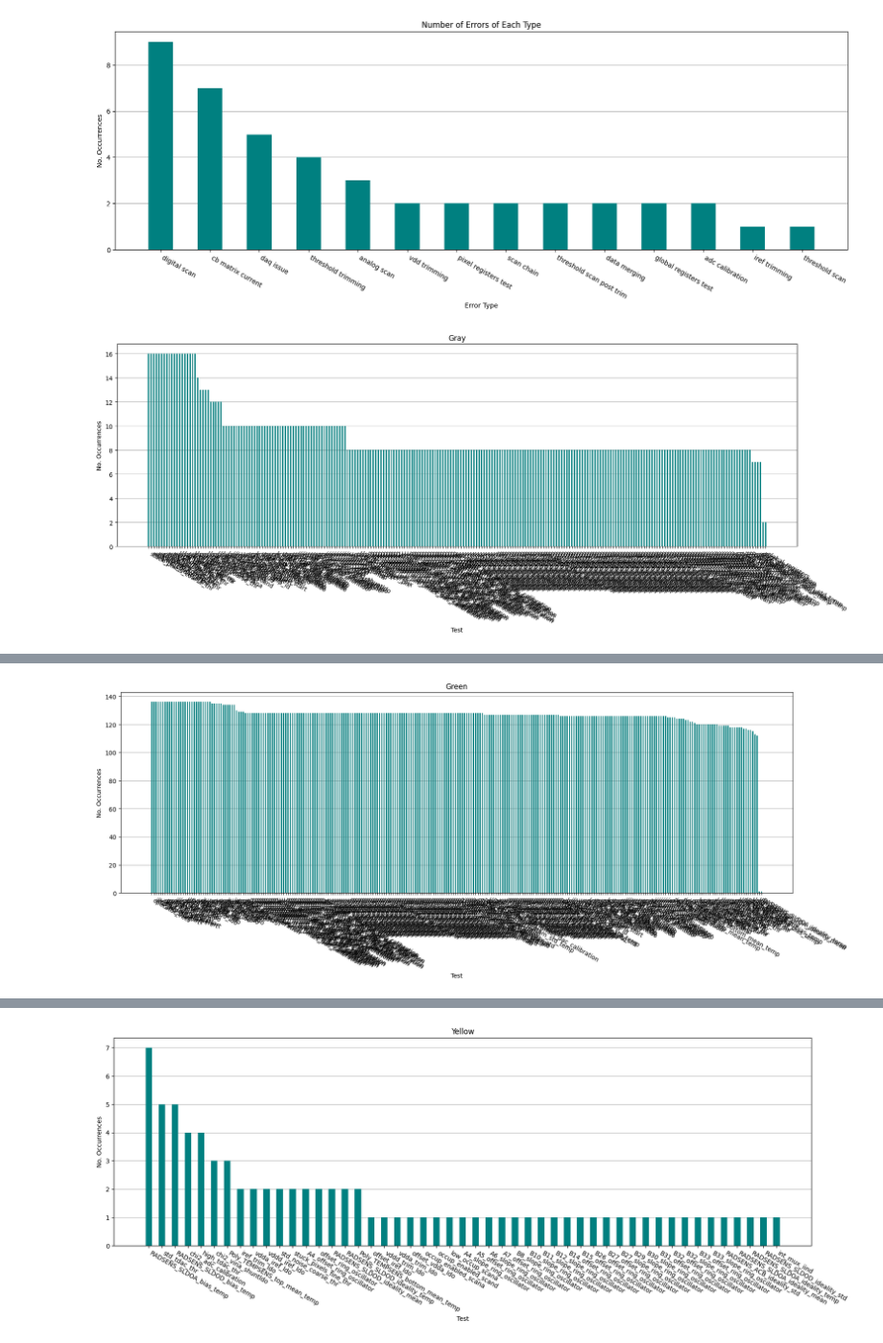
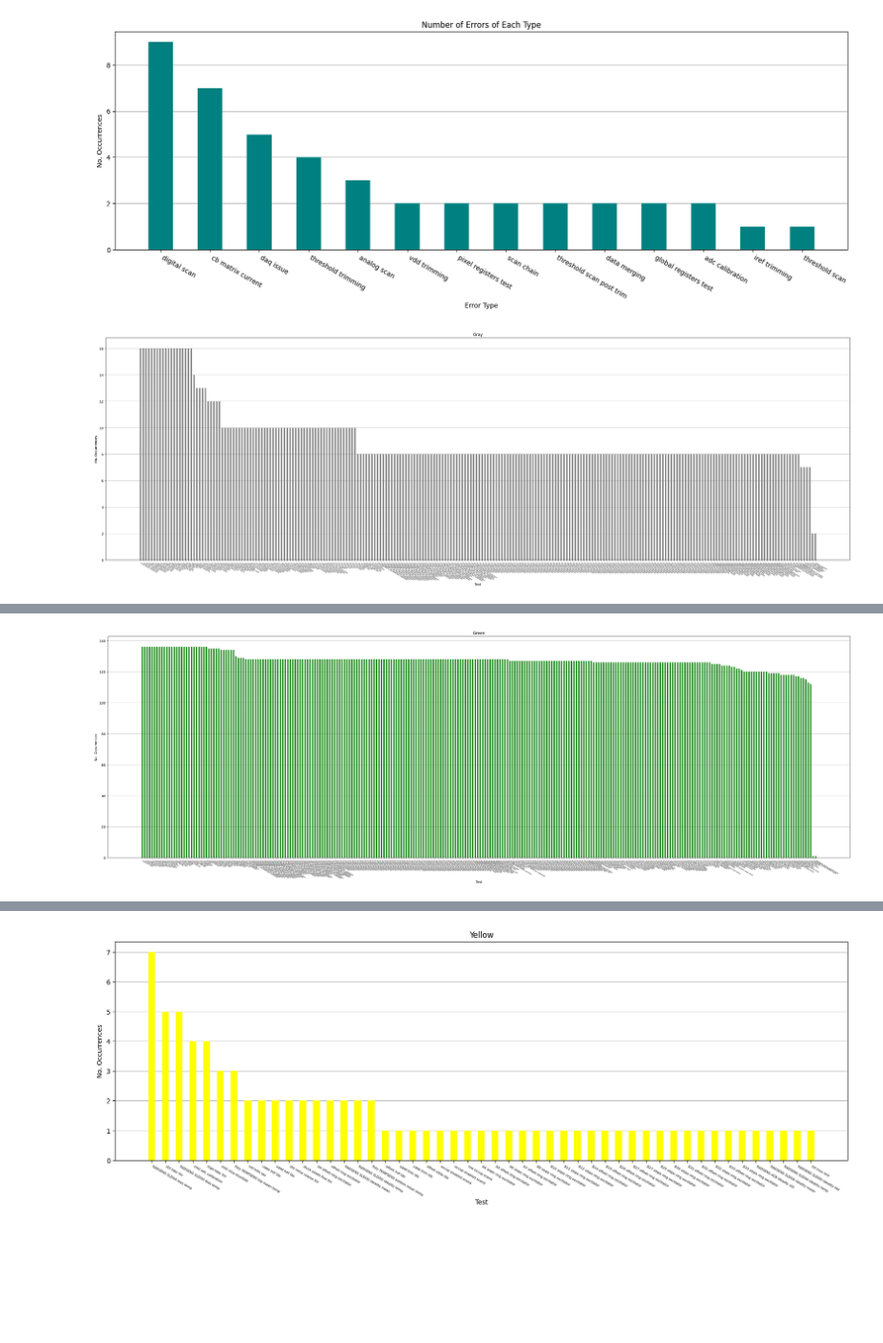
Before and after one commit to n-penn/CMS-Wafer-Testing, a Jupyter notebook: Error-Tracking/json_error_comp.ipynb, the cells around one changed output, grey strips where cells are left out. Shown at 96% size. Drawn from its saved outputs; the diff is of its cells as text; code cells hidden in the pictures; blank space fills up the shorter version.

```diff
--- a/Error-Tracking/json_error_comp.ipynb
+++ b/Error-Tracking/json_error_comp.ipynb
@@ -150,75 +149,53 @@ for k, v in list(graytests.items()):  # Use list(my_dict.items()) to create a co
         keys_to_remove.append(k)
         del graytests[k]
 alph_gray = dict(Counter(graytests).most_common())
-gray_x = list(alph_gray.keys())
+gray_x = [s.replace("_"," ") for s in list(alph_gray.keys())]
 gray_y = list(alph_gray.values())
 
 keys_to_remove = []
 for k, v in list(greentests.items()):  # Use list(my_dict.items()) to create a copy of the items to iterate over
     if v == 0:
         keys_to_remove.append(k)
         del greentests[k]
 alph_green = dict(Counter(greentests).most_common())
-green_x = list(alph_green.keys())
+green_x = [s.replace("_"," ") for s in list(alph_green.keys())]
 green_y = list(alph_green.values())
 
 keys_to_remove = []
 for k, v in list(yellowtests.items()):  # Use list(my_dict.items()) to create a copy of the items to iterate over
     if v == 0:
         keys_to_remove.append(k)
         del yellowtests[k]
 alph_yellow = dict(Counter(yellowtests).most_common())
-yellow_x = list(alph_yellow.keys())
+yellow_x = [s.replace("_"," ") for s in list(alph_yellow.keys())]
 yellow_y = list(alph_yellow.values())
 
 keys_to_remove = []
 for k, v in list(redtests.items()):  # Use list(my_dict.items()) to create a copy of the items to iterate over
     if v == 0:
         keys_to_remove.append(k)
         del redtests[k]
 alph_red = dict(Counter(redtests).most_common())
-red_x = list(alph_red.keys())
+red_x = [s.replace("_"," ") for s in list(alph_red.keys())]
 red_y = list(alph_red.values())
 
 # creating the bar plots
-fig = plt.figure(figsize = (20, 6))
-plt.bar(gray_x, gray_y, color ='teal',
-        width = 0.5, zorder=2)
-plt.grid(axis = 'y', zorder = 1)
-plt.xlabel("Test")
-plt.ylabel("No. Occurrences")
-plt.title("Gray")
-plt.xticks(rotation=-30, ha='left')
-plt.show()
+def error_plot(statcolor, x, y, size):
+    fig = plt.figure(figsize = size)
+    plt.bar(x, y, color =statcolor,
+            width = 0.5, zorder=2)
+    plt.grid(axis = 'y', zorder = 1)
+    plt.xlabel("Test")
+    plt.ylabel("No. Occurrences")
+    plt.title(statcolor)
+    plt.xticks(rotation=-30, ha='left', fontsize = 5)
+    plt.show()
+    for i in range(len(x)):
+        print(f'{x[i]}: {y[i]}')
 
-fig = plt.figure(figsize = (20, 6))
-plt.bar(green_x, green_y, color ='teal',
-        width = 0.5, zorder=2)
-plt.grid(axis = 'y', zorder = 1)
-plt.xlabel("Test")
-plt.ylabel("No. Occurrences")
-plt.title("Green")
-plt.xticks(rotation=-30, ha='left')
-plt.show()
-
-fig = plt.figure(figsize = (20, 6))
-plt.bar(yellow_x, yellow_y, color ='teal',
-        width = 0.5, zorder=2)
-plt.grid(axis = 'y', zorder = 1)
-plt.xlabel("Test")
-plt.ylabel("No. Occurrences")
-plt.title("Yellow")
-plt.xticks(rotation=-30, ha='left')
-plt.show()
-
-fig = plt.figure(figsize = (20, 6))
-plt.bar(red_x, red_y, color ='teal',
-        width = 0.5, zorder=2)
-plt.grid(axis = 'y', zorder = 1)
-plt.xlabel("Test")
-plt.ylabel("No. Occurrences")
-plt.title("Red")
-plt.xticks(rotation=-30, ha='left')
-plt.show()
+error_plot(statcolor = "Gray", x=gray_x, y=gray_y, size=(40,12))
+error_plot(statcolor = "Green", x=green_x, y=green_y, size=(40,12))
+error_plot(statcolor = "Yellow", x=yellow_x, y=yellow_y, size=(20,6))
+error_plot(statcolor = "Red", x=red_x, y=red_y, size=(20,6))
 # %% [output]
-[figure, old version]
+[figure, new version]
@@ -225 +219 @@ plt.show()
-[figure, old version]
+[figure, new version]
@@ -226 +237 @@ plt.show()
-[figure, old version]
+[figure, new version]
```
Also changed, not shown: parts of 2 cells of this notebook, 4 other files.
